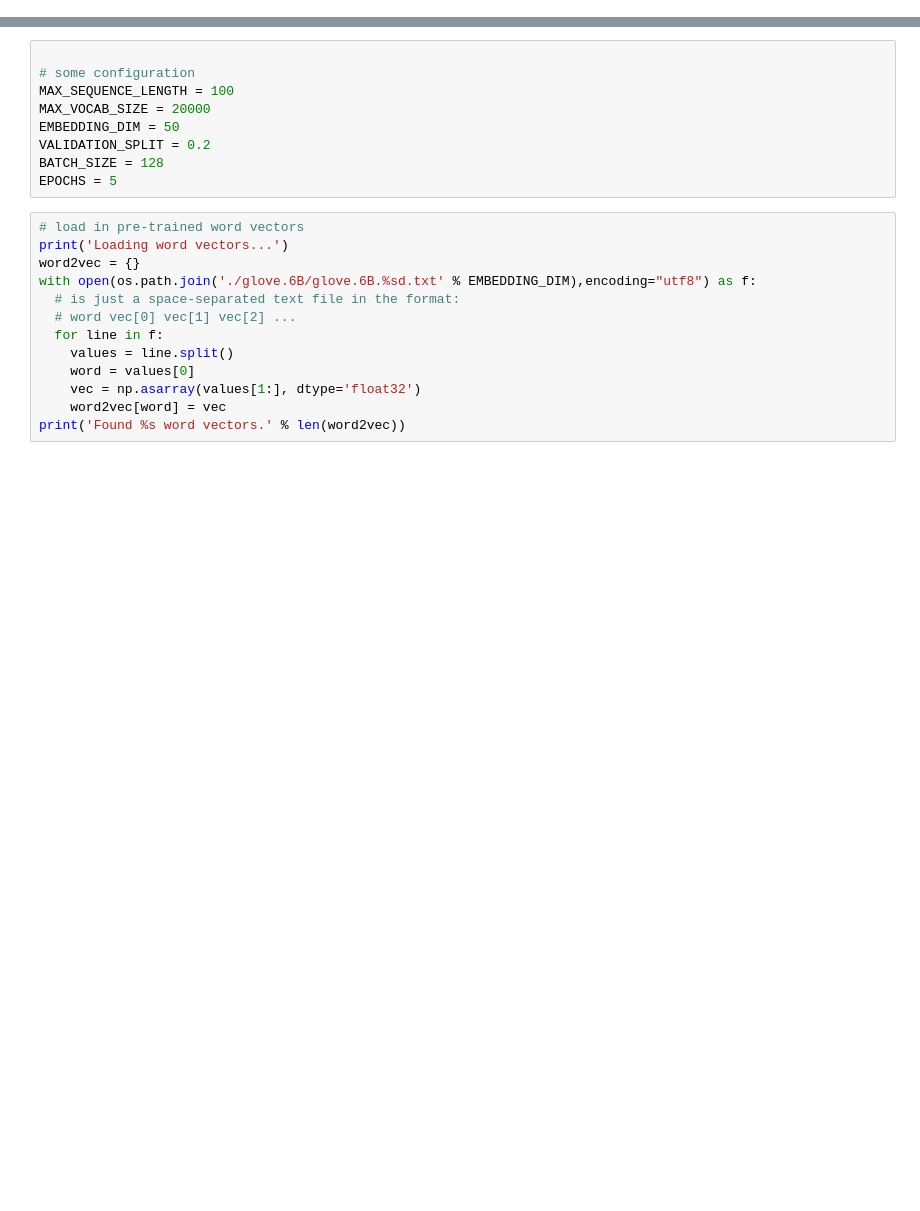
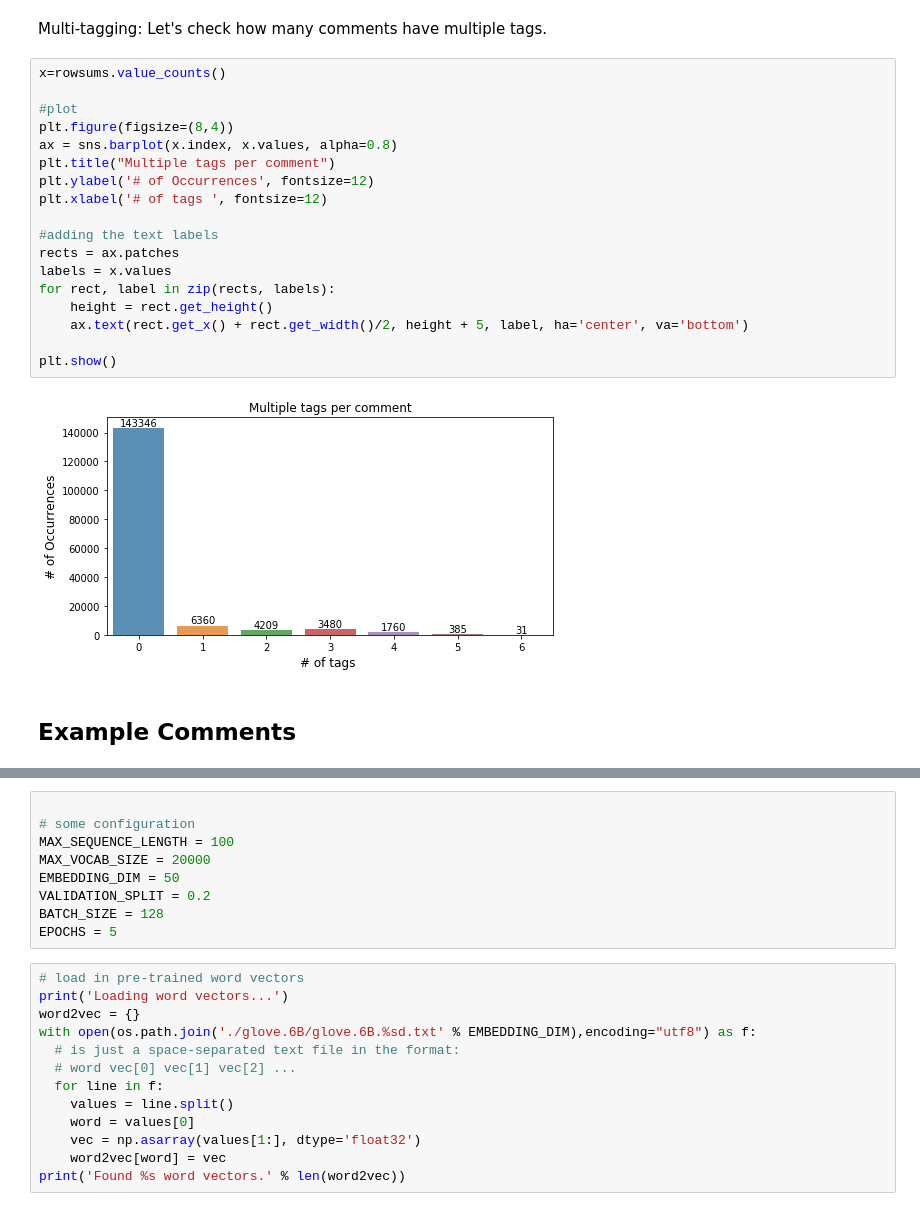
Before and after one commit to sid321axn/nlp_toxic_comment_classification, a Jupyter notebook: LSTM_NLP_TOXIC_COMMENTS.ipynb, the cells around one changed output, grey strips where cells are left out. Drawn from its saved outputs; the diff is of its cells as text; blank space fills up the shorter version.

```diff
--- a/LSTM_NLP_TOXIC_COMMENTS.ipynb
+++ b/LSTM_NLP_TOXIC_COMMENTS.ipynb
@@ -34,0 +117,25 @@ Using TensorFlow backend.
+# %% [markdown]
+Multi-tagging:
+Let's check how many comments have multiple tags.
+# %%
+x=rowsums.value_counts()
+
+#plot
+plt.figure(figsize=(8,4))
+ax = sns.barplot(x.index, x.values, alpha=0.8)
+plt.title("Multiple tags per comment")
+plt.ylabel('# of Occurrences', fontsize=12)
+plt.xlabel('# of tags ', fontsize=12)
+
+#adding the text labels
+rects = ax.patches
+labels = x.values
+for rect, label in zip(rects, labels):
+    height = rect.get_height()
+    ax.text(rect.get_x() + rect.get_width()/2, height + 5, label, ha='center', va='bottom')
+
+plt.show()
+# %% [output]
+[figure, added]
+# %% [markdown]
+## Example Comments
```
Also changed, not shown: parts of 21 cells of this notebook.
